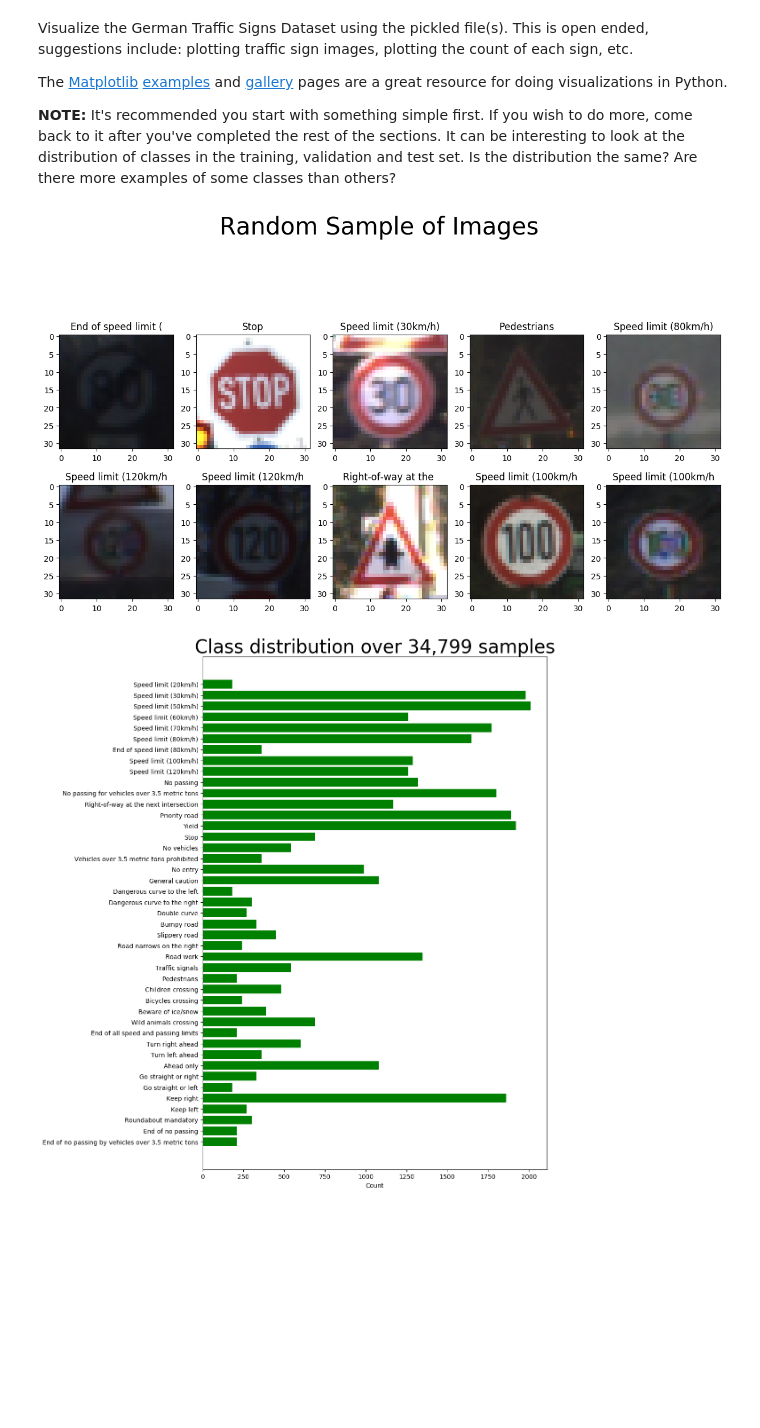
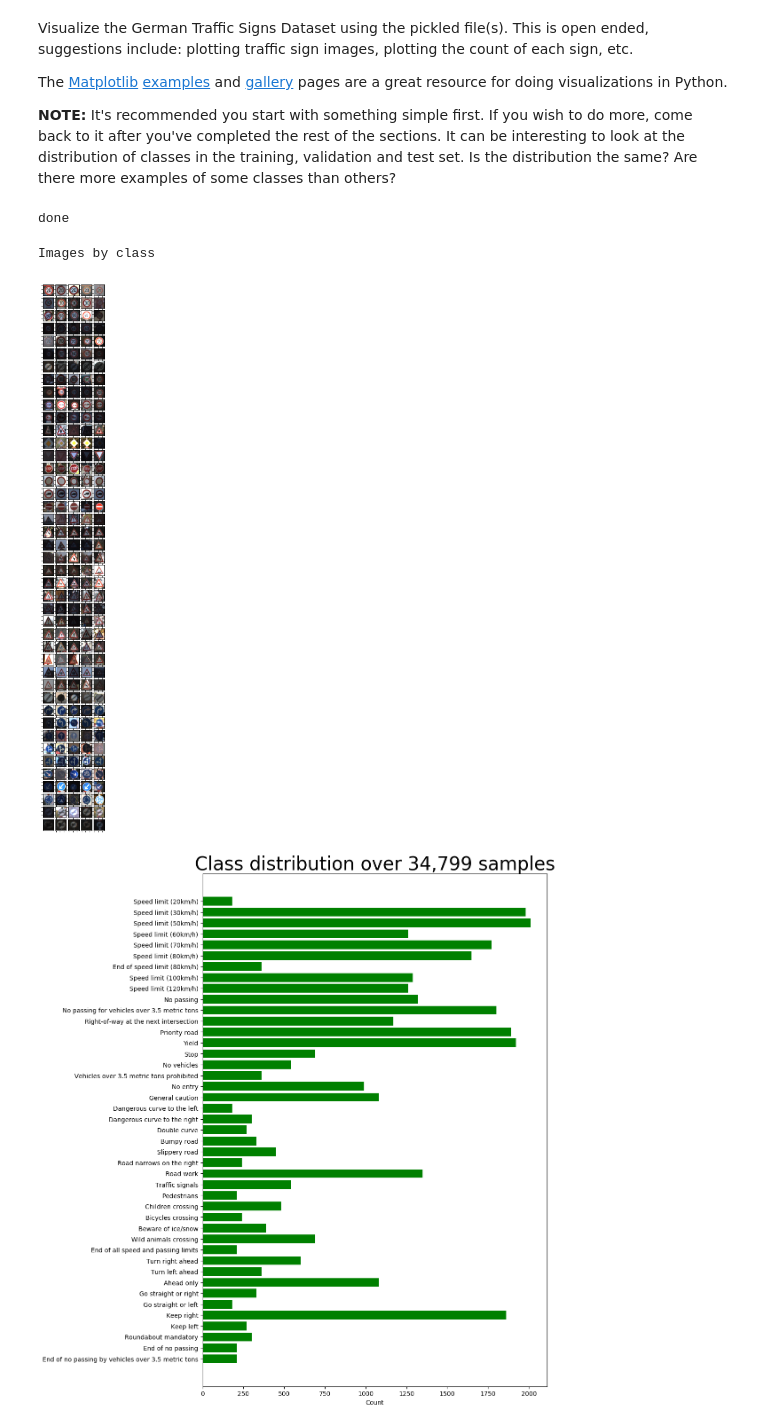
Before and after one commit to tawnkramer/CarND-Traffic-Sign-Classifier-Project, a Jupyter notebook: Traffic_Sign_Classifier.ipynb, the cells around one changed output. Saved outputs shown, nothing was run; the diff lists cells and outputs as text; code cells hidden in the pictures; blank space fills up the shorter version.

```diff
--- a/Traffic_Sign_Classifier.ipynb
+++ b/Traffic_Sign_Classifier.ipynb
@@ -94,41 +94,80 @@ Visualize the German Traffic Signs Dataset using the pickled file(s). This is op
 The [Matplotlib](http://matplotlib.org/) [examples](http://matplotlib.org/examples/index.html) and [gallery](http://matplotlib.org/gallery.html) pages are a great resource for doing visualizations in Python.
 
 **NOTE:** It's recommended you start with something simple first. If you wish to do more, come back to it after you've completed the rest of the sections. It can be interesting to look at the distribution of classes in the training, validation and test set. Is the distribution the same? Are there more examples of some classes than others?
+# %%
+def get_n_class_ind(arr, n, iClass):
+    class_arr = []
+    for i in range(0, arr.shape[0]):
+        if arr[i] == iClass:
+            class_arr.append(i)
+
+    ret = []
+    for i in range(n):
+        ri = int(random.random() * len(class_arr))
+        ret.append(class_arr[ri])
+    return ret
+
+#sample N random images from data set
+cell_ind = []
+iG = 0
+for iCl in range(0, n_classes):
+    class_ind = get_n_class_ind(y_train, 5, iCl)
+    cell_ind.append(class_ind)
+
+print('done')
+# %% [output]
+done
 # %%
 ### Data exploration visualization code goes here.
 ### Feel free to use as many code cells as needed.
 import matplotlib.pyplot as plt
+from mpl_toolkits.axes_grid1 import AxesGrid
 import csv
 import random
 
 # Visualizations will be shown in the notebook.
 %matplotlib inline
 
 sig_dict = {}
 class_names = []
 
 with open('signnames.csv', 'rt') as csvfile:
     reader = csv.DictReader(csvfile)
     for row in reader:
         sig_dict[int(row['ClassId'])] = row['SignName']
         class_names.append(row['SignName'])
 
 
 plt.rcdefaults()
-fig = plt.figure(figsize=(15,20))
-fig.suptitle("Random Sample of Images", fontsize=30)
+fig = plt.figure(1, (10.5, 20.5))
+#fig.suptitle("Images by class", fontsize=30)
+print("Images by class")
+
+grid = AxesGrid(fig, 144,
+                    nrows_ncols=(n_classes, 5),
+                    axes_pad=0.05,
+                    label_mode="1",
+                    )
 
 #sample N random images from data set
-for n in range(0, 10):
-    i = int(random.random() * n_train)
-    img = X_train[i]
-    plt.subplot(6,5, n+1) # sets the number of images to show on each row and column
-    plt.title(sig_dict[y_train[i]][:20])
-    plt.imshow(img)
+iG = 0
+for iCl in range(0, n_classes):
+    class_ind = cell_ind[iCl]
+    num_ind = len(class_ind)
+    for index in range(0, num_ind):
+        i = class_ind[index]
+        img = X_train[i]
+        im = grid[iG].imshow(img, extent=(-3, 4, -4, 3), interpolation="nearest")
+        iG += 1
 
+grid.axes_llc.set_xticks([])
+grid.axes_llc.set_yticks([])
+
+plt.draw()
 plt.show()
 # %% [output]
+Images by class
-[figure, old version]
+[figure, new version]
 # %%
 #show a bar graph of class distribution samples
 plt.rcdefaults()
```
Also changed, not shown: parts of 10 cells of this notebook.
